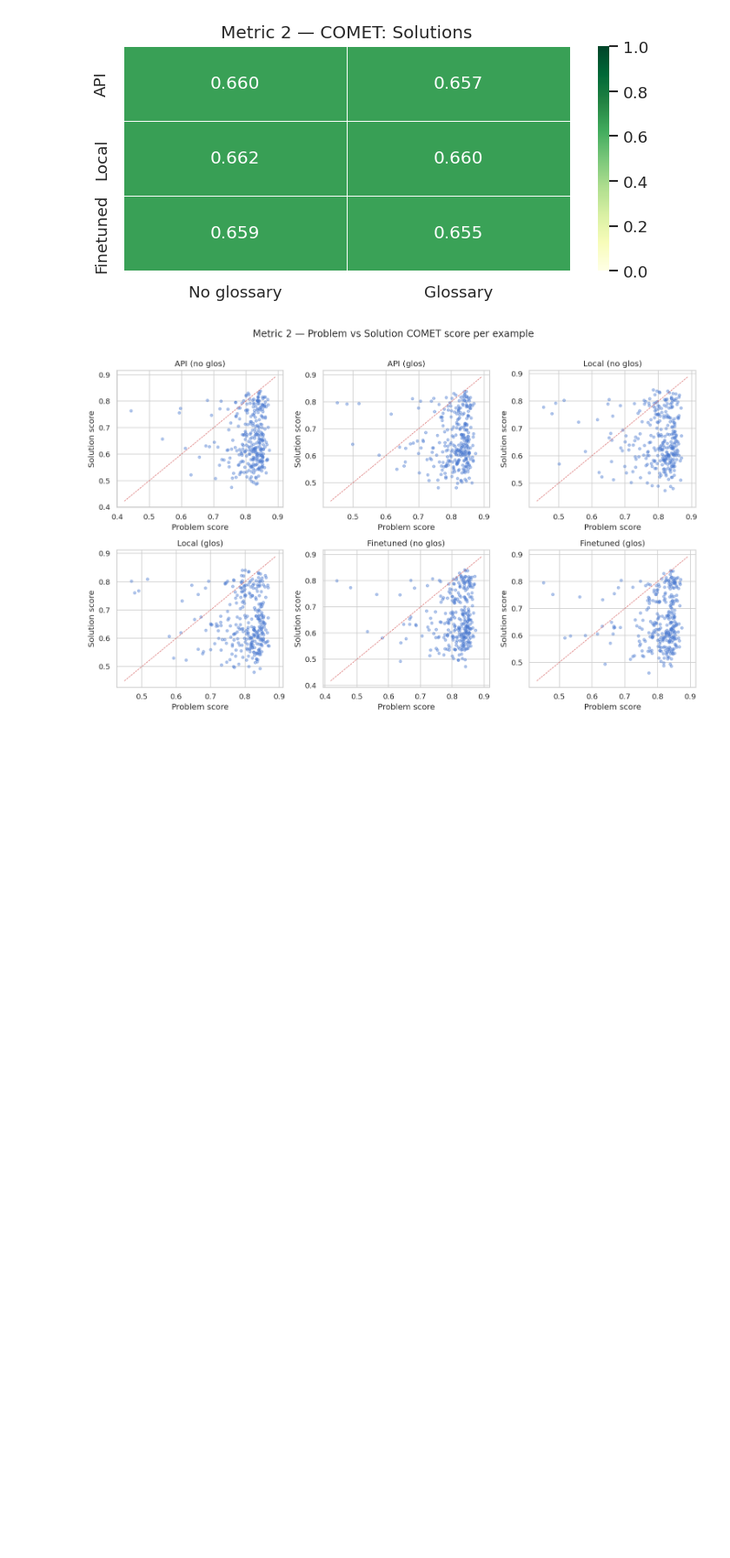
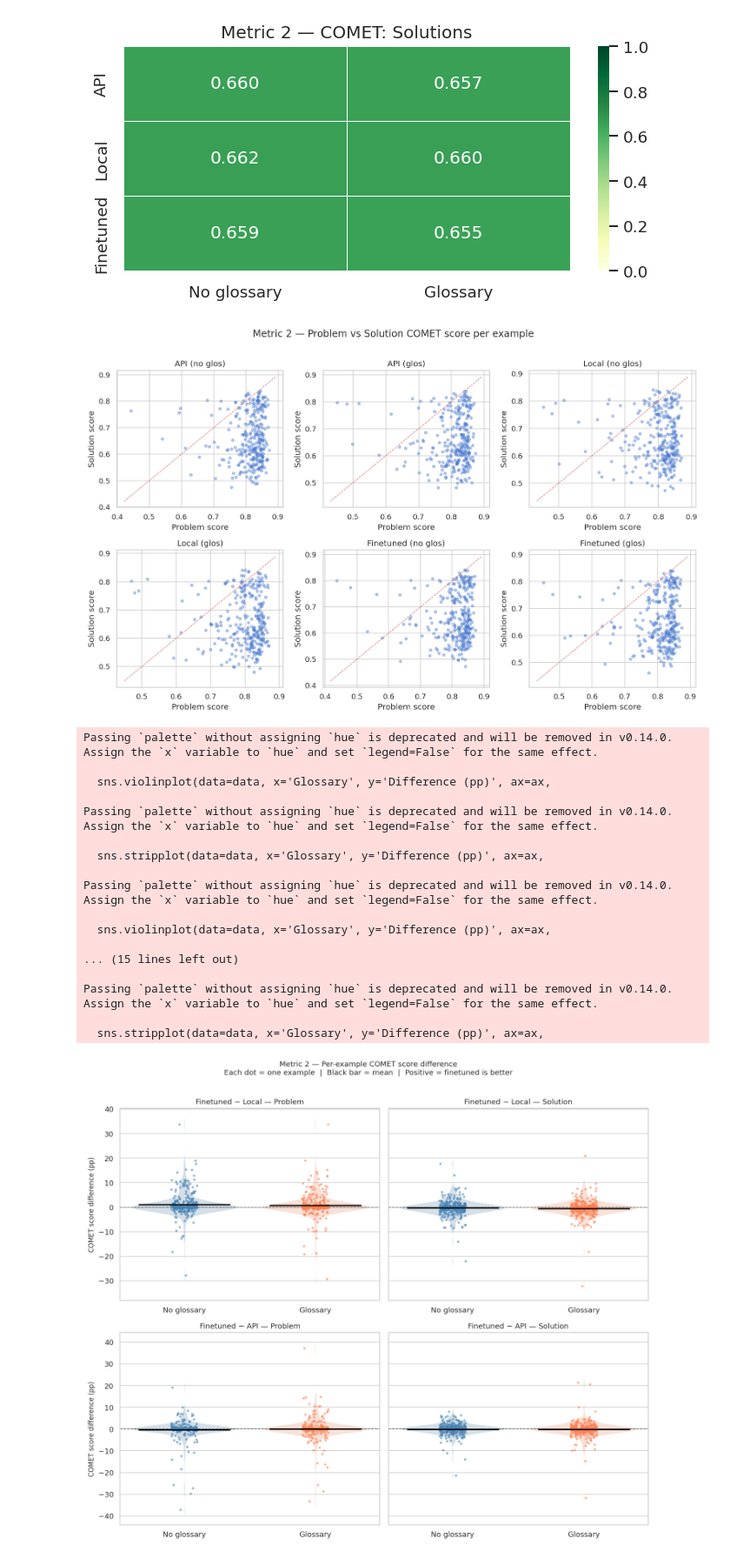
Before and after one commit to noNScop/math_translator, a Jupyter notebook: evaluation/visualisations/metric_2_comet.ipynb, the cells around one changed output. Shown at 87% size. Cells and saved outputs as stored; diff of their text form; code cells hidden in the pictures; blank space fills up the shorter version.

```diff
--- a/evaluation/visualisations/metric_2_comet.ipynb
+++ b/evaluation/visualisations/metric_2_comet.ipynb
@@ -128,3 +128,81 @@ plt.tight_layout()
 plt.show()
 # %% [output]
 [figure]
+# %%
+# --- Sina plot: per-example difference finetuned vs local and finetuned vs api ---
+comparisons = [
+    ('finetuned', 'local', 'Finetuned − Local'),
+    ('finetuned', 'api',   'Finetuned − API'),
+]
+
+records = []
+for model_a, model_b, cmp_label in comparisons:
+    for part, df_part in [('Problem', df_prob), ('Solution', df_sol)]:
+        for suffix, glos_label in [('no_glos', 'No glossary'), ('glos', 'Glossary')]:
+            col_a, col_b = f'{model_a}_{suffix}', f'{model_b}_{suffix}'
+            if col_a not in df_part.columns or col_b not in df_part.columns:
+                continue
+            diff = (df_part[[col_a, col_b]].dropna()
+                    .assign(diff=lambda d: (d[col_a] - d[col_b]) * 100)['diff'])
+            for val in diff:
+                records.append({'Comparison': cmp_label, 'Part': part,
+                                 'Glossary': glos_label, 'Difference (pp)': val})
+
+df_diff = pd.DataFrame(records)
+
+fig, axes = plt.subplots(2, 2, figsize=(12, 10), sharey='row')
+
+palette = {'No glossary': 'steelblue', 'Glossary': 'coral'}
+
+for row_idx, cmp_label in enumerate(['Finetuned − Local', 'Finetuned − API']):
+    for col_idx, part in enumerate(['Problem', 'Solution']):
+        ax = axes[row_idx][col_idx]
+        data = df_diff[(df_diff.Comparison == cmp_label) & (df_diff.Part == part)]
+
+        # violin for shape reference
+        sns.violinplot(data=data, x='Glossary', y='Difference (pp)', ax=ax,
+                       palette=palette, inner=None, alpha=0.25, linewidth=0)
+
+        # individual dots
+        sns.stripplot(data=data, x='Glossary', y='Difference (pp)', ax=ax,
+                      palette=palette, size=3.5, alpha=0.6, jitter=True)
+
+        # mean line per group
+        for i, glos_label in enumerate(['No glossary', 'Glossary']):
+            mean = data[data.Glossary == glos_label]['Difference (pp)'].mean()
+            ax.hlines(mean, i - 0.35, i + 0.35, colors='black', linewidth=2, zorder=5)
+
+        ax.axhline(0, color='black', linestyle='--', linewidth=1, alpha=0.5)
+        ax.set_title(f'{cmp_label} — {part}', fontsize=11)
+        ax.set_xlabel('')
+        if col_idx == 0:
+            ax.set_ylabel('COMET score difference (pp)', fontsize=10)
+        else:
+            ax.set_ylabel('')
+
+plt.suptitle(
+    'Metric 2 — Per-example COMET score difference\n'
+    'Each dot = one example  |  Black bar = mean  |  Positive = finetuned is better',
+    fontsize=11, y=1.01
+)
+plt.tight_layout()
+plt.show()
+# %% [output]
+Passing `palette` without assigning `hue` is deprecated and will be removed in v0.14.0. Assign the `x` variable to `hue` and set `legend=False` for the same effect.
+
+  sns.violinplot(data=data, x='Glossary', y='Difference (pp)', ax=ax,
+
+Passing `palette` without assigning `hue` is deprecated and will be removed in v0.14.0. Assign the `x` variable to `hue` and set `legend=False` for the same effect.
+
+  sns.stripplot(data=data, x='Glossary', y='Difference (pp)', ax=ax,
+
+Passing `palette` without assigning `hue` is deprecated and will be removed in v0.14.0. Assign the `x` variable to `hue` and set `legend=False` for the same effect.
+
+  sns.violinplot(data=data, x='Glossary', y='Difference (pp)', ax=ax,
+
+... (15 lines left out)
+
+Passing `palette` without assigning `hue` is deprecated and will be removed in v0.14.0. Assign the `x` variable to `hue` and set `legend=False` for the same effect.
+
+  sns.stripplot(data=data, x='Glossary', y='Difference (pp)', ax=ax,
+[figure, added]
```
Also changed, not shown: parts of 3 cells of this notebook, 2 other files.
